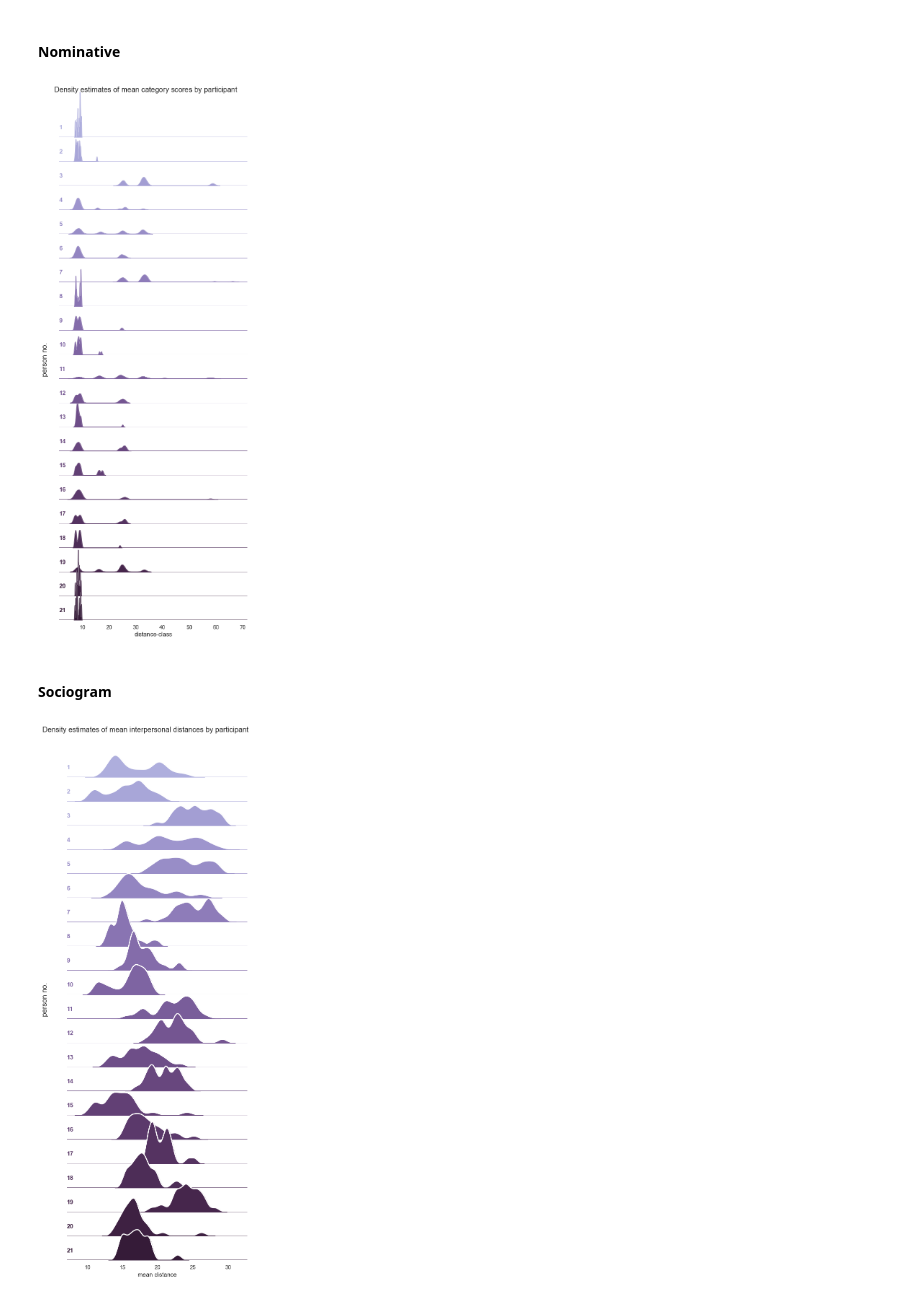
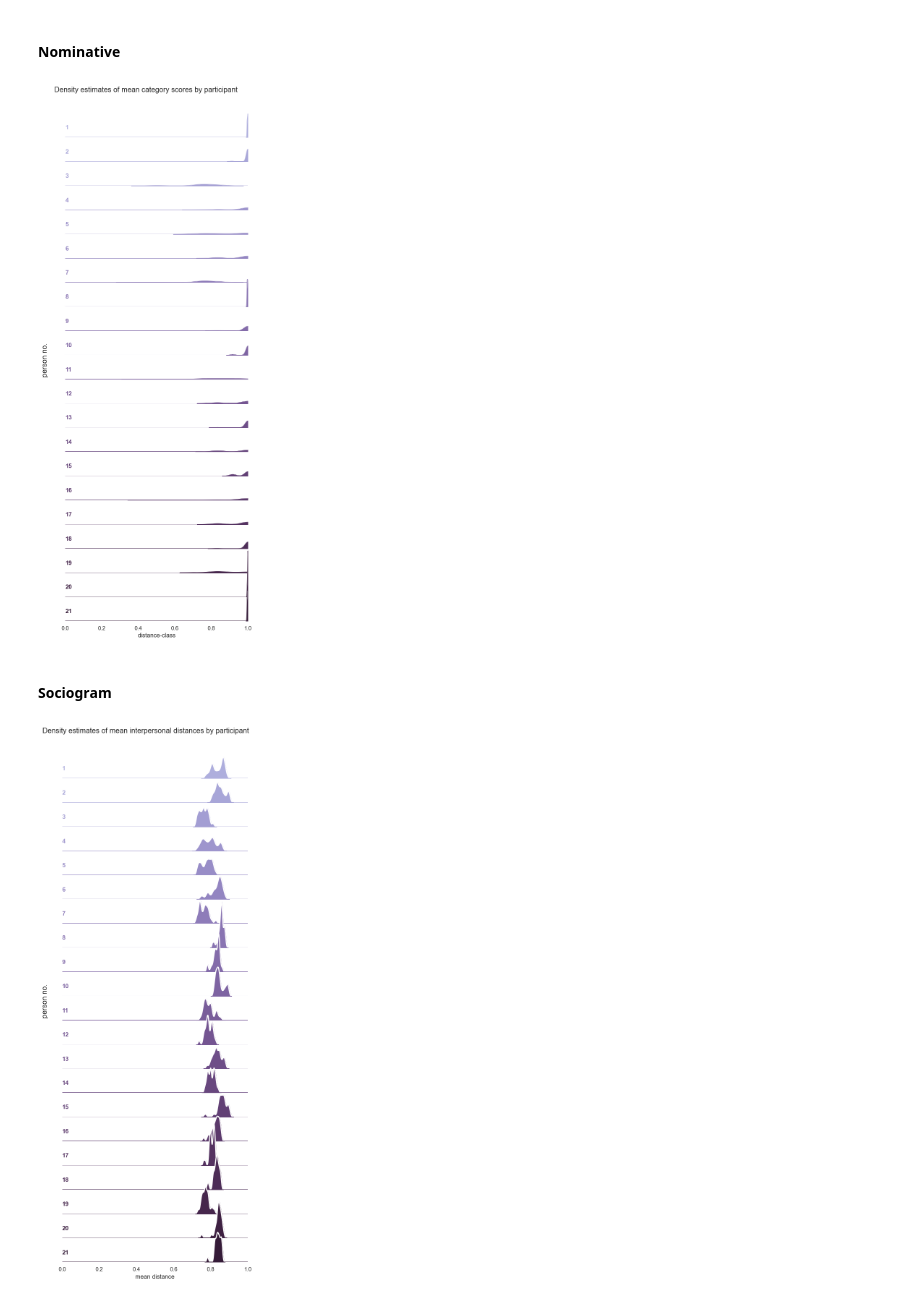
Before and after one commit to marcindahlen/Antarctica_research_2020, a Jupyter notebook: notebook.ipynb, the cells around one changed output. Drawn from its saved outputs; the diff is of its cells as text; code cells hidden in the pictures.

```diff
--- a/notebook.ipynb
+++ b/notebook.ipynb
@@ -267,0 +259,8 @@ matplotlib.pyplot.show()
+# %%
+all_antarctic_distances_list = []
+for session in antarctic_relations_dict.keys():
+    for person in antarctic_relations_dict[session].keys():
+        for distance in antarctic_relations_dict[session][person].keys():
+            antarctic_relations_dict[session][person][distance] = normalise(antarctic_relations_dict[session][person][distance])
+            if antarctic_relations_dict[session][person][distance] is not None:
+                    all_antarctic_distances_list.append(antarctic_relations_dict[session][person][distance])
@@ -285,7 +303,7 @@ for key_session, session in antarctic_relations_dict.items():
         if key_session not in antarctic_incoming_distances_per_session[person]:
             antarctic_incoming_distances_per_session[person][key_session] = []
         for other_person, distance in distances.items():
-            if distance is not None and int(distance) != 0:
+            if distance is not None:
                 if other_person not in antarctic_outgoing_distances[person]:
                     antarctic_outgoing_distances[person][other_person] = [distance]
                 else:
@@ -302,7 +320,7 @@ incoming_relations_joined_df = pandas.DataFrame(columns=['person', 'value', 'ses
 incoming_relations_joined_index = 0
 # %%
 classes_ordered = ["A0", "A1", "A2", "X", "P1", "P0", "J2", "J1", "J0", "O2", "O1", "O0"]
-nominative_normalisation_dict = {k: (v+1)*(100/len(classes_ordered)) for v, k in enumerate(classes_ordered)}
+nominative_normalisation_dict = {k: (len(classes_ordered)-v)*(1/len(classes_ordered)) for v, k in enumerate(classes_ordered)}
 # %%
 for person, sessions in antarctic_incoming_distances_per_session.items():
     for session, distances in sessions.items():
@@ -369,28 +390,0 @@ matplotlib.pyplot.show()
-# %%
-seaborn.set_theme(style="whitegrid", context="talk")
-palette = {"quantitative": "dodgerblue", "qualitative": "darkorange"}
-markers = {"quantitative": "o", "qualitative": "s"}
-
-fig, ax = matplotlib.pyplot.subplots(figsize=(10, 6))
-
-seaborn.scatterplot(
-    data=incoming_relations_joined_df,
-    x="session",
-    y="value",
-    hue="type",
-    style="type",
-    palette=palette,
-    markers=markers,
-    s=80,
-    alpha=0.85,
-    edgecolor="black",
-    ax=ax
-)
-
-ax.set_xlabel("Session")
-ax.set_ylabel("Value")
-ax.set_title("Value by session for all participants")
-ax.legend(loc="lower right", frameon=True, bbox_to_anchor=(0.98, 0.85))
-
-fig.tight_layout()
-matplotlib.pyplot.show()
@@ -406,7 +656,7 @@ qual_agg = (incoming_relations_joined_df[incoming_relations_joined_df['type'] ==
             .agg(mean_score=("value", "mean")))
 
 rng = numpy.random.default_rng(42)
-jitter_width = 1.3
+jitter_width = 0.005   # added to have minimal spread under curves instead of vertical lines
 qual_agg["score_jit"] = (qual_agg["mean_score"] +
                          rng.uniform(-jitter_width, jitter_width,
                                      size=len(qual_agg)))
@@ -424,8 +674,8 @@ g = seaborn.FacetGrid(qual_agg,
 
 g.map(seaborn.kdeplot,
       "score_jit",
-      bw_adjust=.15,
-      clip=(0, None),
+      bw_adjust=.9,
+      clip=(0, 1.0),
       clip_on=True,
       fill=True,
       alpha=1,
@@ -434,11 +684,11 @@ g.map(seaborn.kdeplot,
 
 g.map(seaborn.kdeplot,
       "score_jit",
-      clip=(0, None),
+      clip=(0, 1.0),
       clip_on=True,
       color="w",
       lw=0.2,
-      bw_adjust=.15,
+      bw_adjust=.9,
       warn_singular=False)
 
 g.refline(y=0, linewidth=2, linestyle="-", color=None, clip_on=True)
@@ -456,6 +706,7 @@ g.map(label, "score_jit")
 g.figure.subplots_adjust(hspace=-.5)
 g.set_titles("")
 g.set(yticks=[], ylabel="")
+g.set(xlim=(0, 1.0))
 g.set_xlabels("distance-class")
 g.despine(bottom=True, left=True)
 
@@ -465,7 +716,7 @@ g.fig.supylabel("person no.")
 matplotlib.pyplot.savefig("ridgeplot-qualitative-kerneldensity.png", dpi=300, bbox_inches="tight")
 matplotlib.pyplot.show()
 # %% [output]
-[figure, old version]
+[figure, new version]
 # %% [markdown]
 #### Sociogram
 # %%
@@ -477,31 +728,32 @@ for person, sessions in antarctic_incoming_distances_per_session.items():
                    'mean distance': numpy.mean([0 if x is None else x for x in distances])
         }
         quantitive_aggregated_dataframe.append(new_row)
 
 quantitive_aggregated_dataframe = pandas.DataFrame(quantitive_aggregated_dataframe)
 
 pal = seaborn.cubehelix_palette(21, start=0.5, rot=-.25, light=.7)
 g = seaborn.FacetGrid(quantitive_aggregated_dataframe, row="person", hue="person", aspect=8, height=.75, palette=pal)
 
 g.map(seaborn.kdeplot, "mean distance", bw_adjust=.5, clip=(0, None), clip_on=True, fill=True, alpha=1, linewidth=1.5)
 g.map(seaborn.kdeplot, "mean distance", clip=(0, None), clip_on=True, color="w", lw=2, bw_adjust=.5)
 
 g.refline(y=0, linewidth=2, linestyle="-", color=None, clip_on=True)
 
 def label(x, color, label):
     ax = matplotlib.pyplot.gca()
     ax.text(0, .2, label, fontweight="bold", color=color, ha="left", va="center", transform=ax.transAxes)
 
 g.map(label, "mean distance")
 
 g.figure.subplots_adjust(hspace=-.5)
 g.set_titles("")
 g.set(yticks=[], ylabel="")
+g.set(xlim=(0, 1.0))
 g.despine(bottom=True, left=True)
 
 g.fig.suptitle('Density estimates of mean interpersonal distances by participant')
 g.fig.supylabel('person no.')
 
 matplotlib.pyplot.savefig('ridgeplot-quantitative-kerneldensity.png')
 # %% [output]
-[figure, old version]
+[figure, new version]
```
Also changed, not shown: parts of 61 cells of this notebook, 6 other files.
